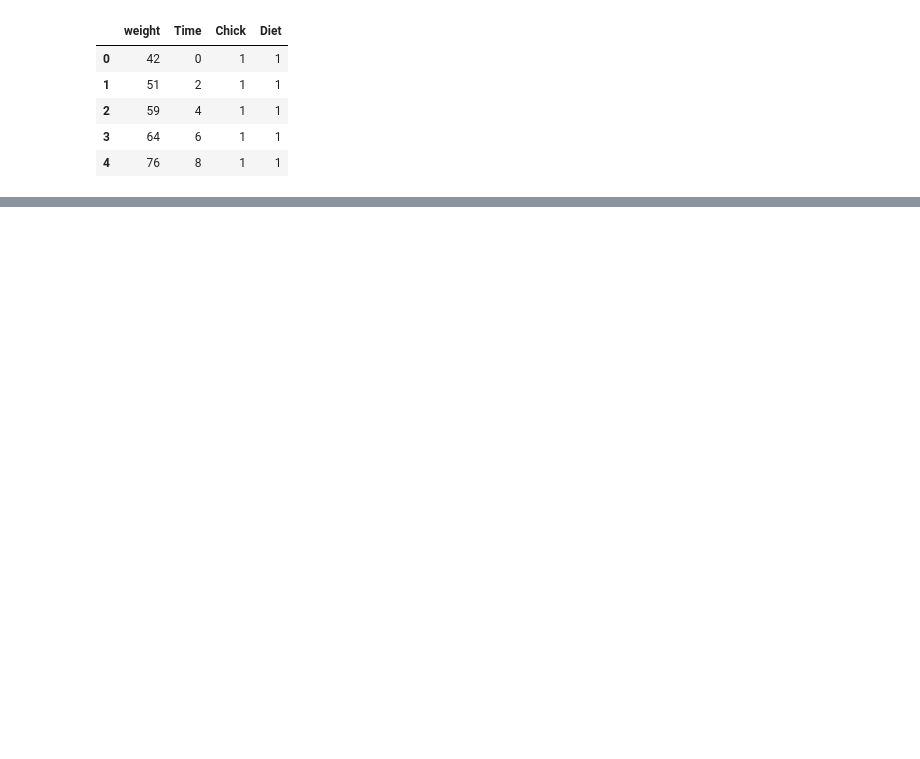
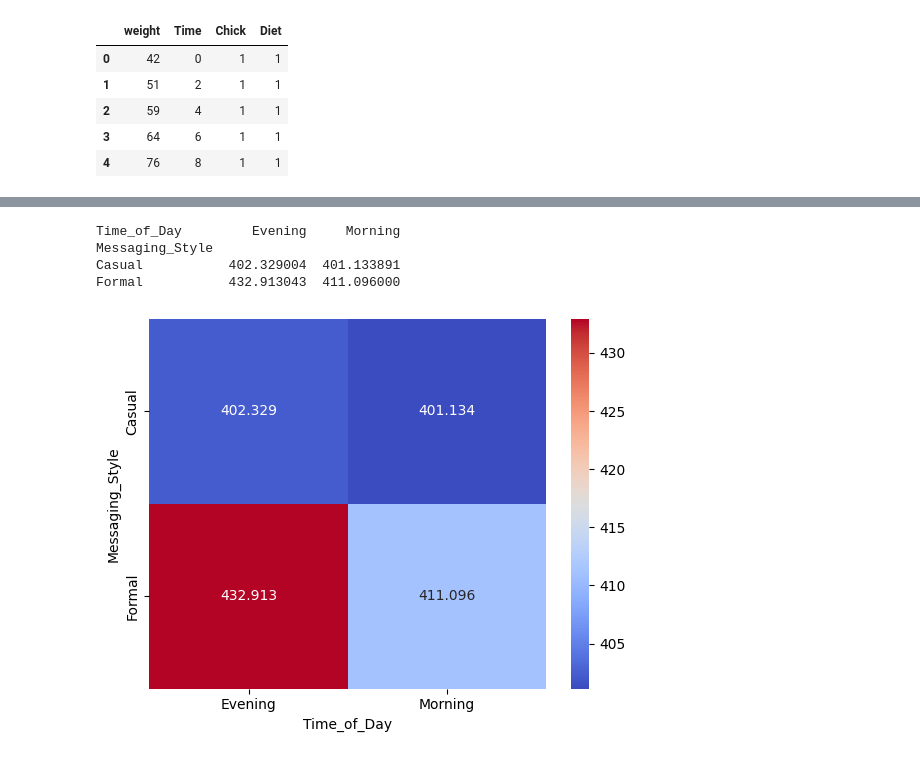
Before and after one commit to MichaelSzczepaniak/DataCamp, a Jupyter notebook: Tracks/Associate Data Scientist/30 Experimental Design in Python/ExperimentalDesignPython.ipynb, the cells around one changed output, grey strips where cells are left out. Cells and saved outputs as stored; diff of their text form; code cells hidden in the pictures; blank space fills up the shorter version.

```diff
--- a/Tracks/Associate Data Scientist/30 Experimental Design in Python/ExperimentalDesignPython.ipynb
+++ b/Tracks/Associate Data Scientist/30 Experimental Design in Python/ExperimentalDesignPython.ipynb
@@ -178,0 +239,4 @@ chicken_data.head()
+# %%
+marketing_data = pd.read_feather('./data/marketing_data.feather')
+print(marketing_data.shape)
+marketing_data.head()
@@ -178,0 +251,25 @@ chicken_data.head()
+# %%
+# pivot table for marketing campaign data
+marketing_pivot = marketing_data.pivot_table(
+  values='Conversions',
+  index='Messaging_Style',
+  columns='Time_of_Day',
+  aggfunc='mean')
+
+# pivoted results
+print(marketing_pivot)
+# %% [output]
+Time_of_Day         Evening     Morning
+Messaging_Style
+Casual           402.329004  401.133891
+Formal           432.913043  411.096000
+# %%
+# visualize interactions with a heatmap
+sns.heatmap(marketing_pivot,
+            annot=True,
+            cmap='coolwarm',
+            fmt='g')
+
+plt.show()
+# %% [output]
+[figure, added]
```
Also changed, not shown: parts of 11 cells of this notebook.
